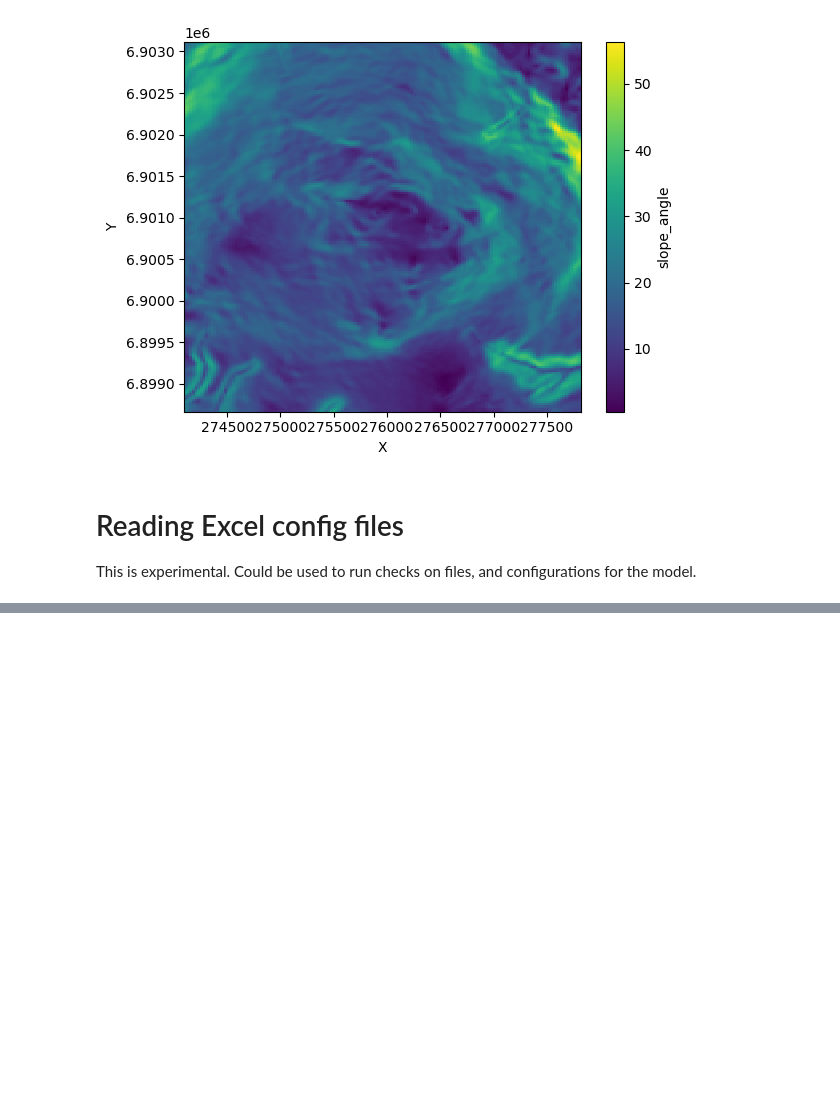
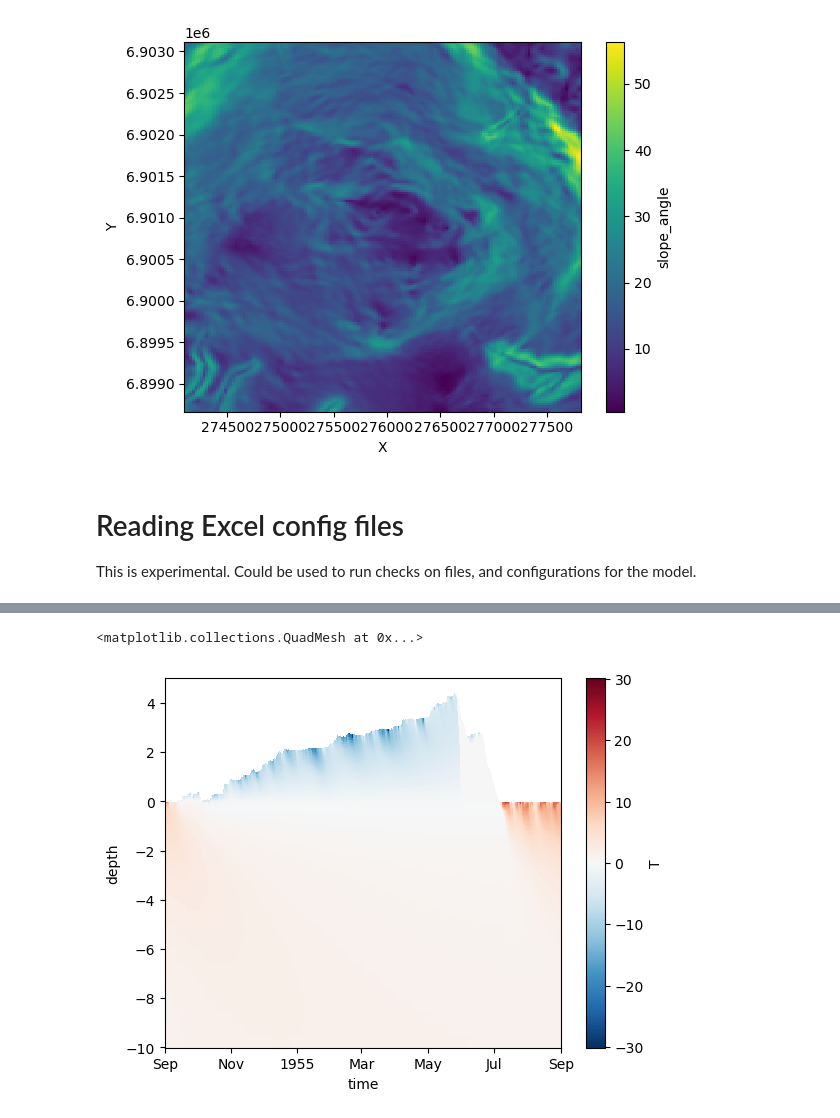
Before and after one commit to lukegre/CryoGrid-pyTools, a Jupyter notebook: demo.ipynb, the cells around one changed output, grey strips where cells are left out. Drawn from its saved outputs; the diff is of its cells as text; code cells hidden in the pictures; blank space fills up the shorter version.

Commit message:
fixed bugs and added read point_file

```diff
--- a/demo.ipynb
+++ b/demo.ipynb
@@ -178 +183,10 @@ print(forcing_path)
 /Users/luke/SDSC/CryoGrid/cryogrid-pamir/abramov/forcing/cryogrid-pamir_abramov-era5-1970_2020.mat
+# %%
+fname = "/Users/luke/SDSC/CryoGrid/ITCH-ML/point_simulations/Tronfjell_bias_correct_sediment_snow3x_19550901.mat"
+# %%
+ds = cgt.read_OUT_regridded_FCI2_point_file(fname, max_depth=10)
+# %%
+ds.T.plot()
+# %% [output]
+<matplotlib.collections.QuadMesh at 0x...>
+[figure, added]
```
Also changed, not shown: parts of 5 cells of this notebook, 3 other files.
